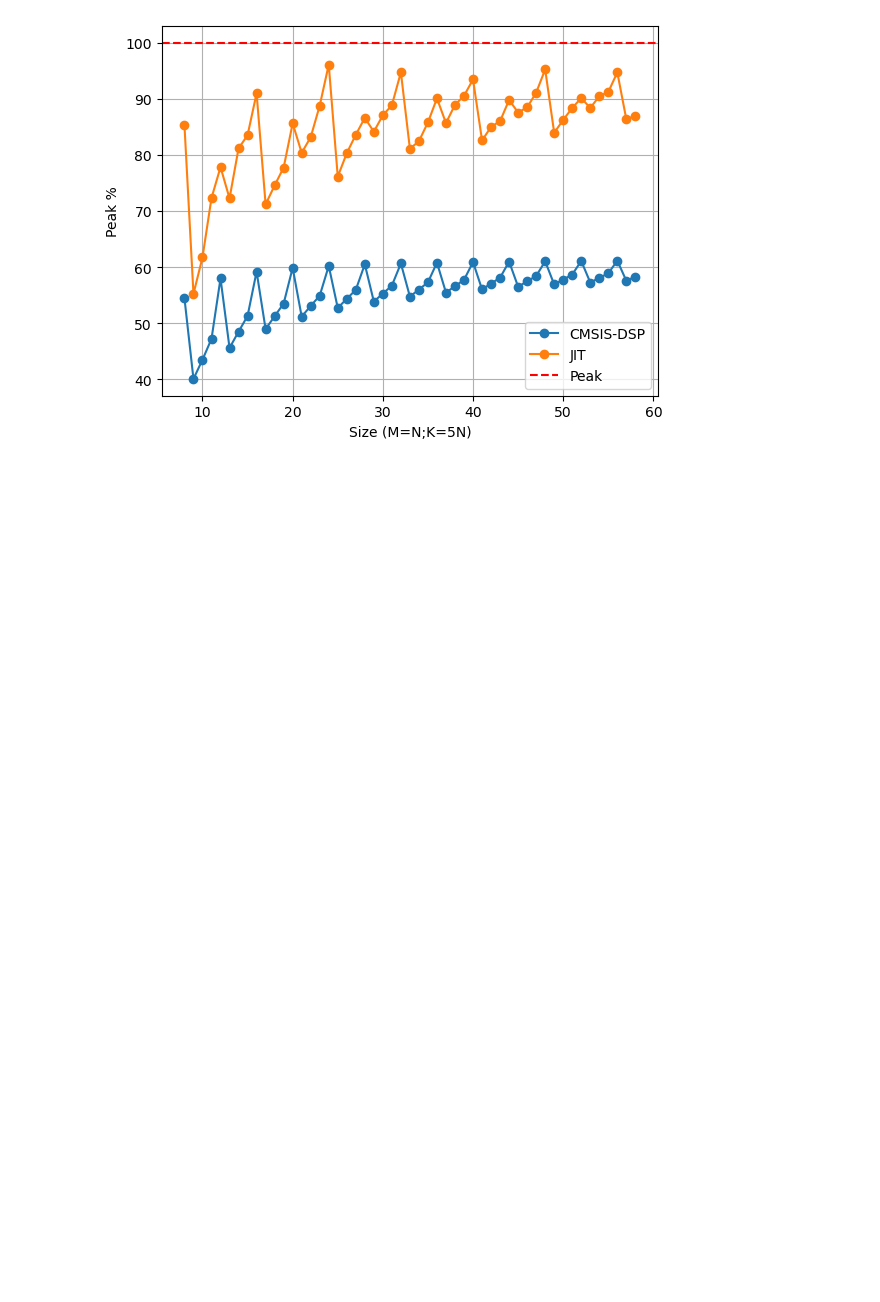
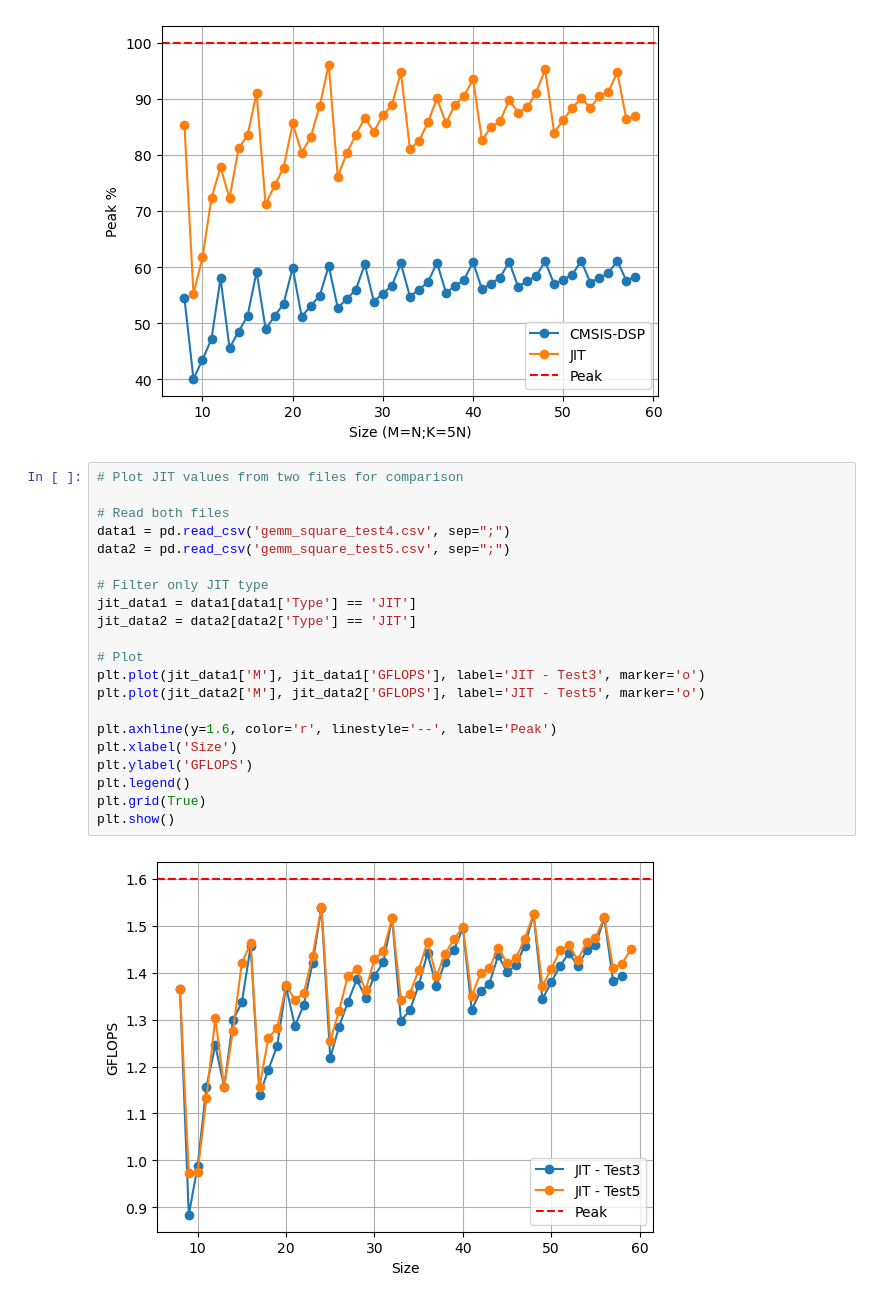
Before and after one commit to 01ill/e7-appkit-lab, a Jupyter notebook: results/jit/gemm_evaluation.ipynb, the cells around one changed output. Saved outputs shown, nothing was run; the diff lists cells and outputs as text; blank space fills up the shorter version.

Commit message:
run first tests

```diff
--- a/results/jit/gemm_evaluation.ipynb
+++ b/results/jit/gemm_evaluation.ipynb
@@ -183,3 +193,26 @@ Try using .loc[row_indexer,col_indexer] = value instead
 See the caveats in the documentation: https://pandas.pydata.org/pandas-docs/stable/user_guide/indexing.html#returning-a-view-versus-a-copy
   subset['Peak'] = (subset['GFLOPS'] / 1.6) * 100
 [figure]
+# %%
+# Plot JIT values from two files for comparison
+
+# Read both files
+data1 = pd.read_csv('gemm_square_test4.csv', sep=";")
+data2 = pd.read_csv('gemm_square_test5.csv', sep=";")
+
+# Filter only JIT type
+jit_data1 = data1[data1['Type'] == 'JIT']
+jit_data2 = data2[data2['Type'] == 'JIT']
+
+# Plot
+plt.plot(jit_data1['M'], jit_data1['GFLOPS'], label='JIT - Test3', marker='o')
+plt.plot(jit_data2['M'], jit_data2['GFLOPS'], label='JIT - Test5', marker='o')
+
+plt.axhline(y=1.6, color='r', linestyle='--', label='Peak')
+plt.xlabel('Size')
+plt.ylabel('GFLOPS')
+plt.legend()
+plt.grid(True)
+plt.show()
+# %% [output]
+[figure, added]
```
Also changed, not shown: parts of 10 cells of this notebook, 12 other files.
